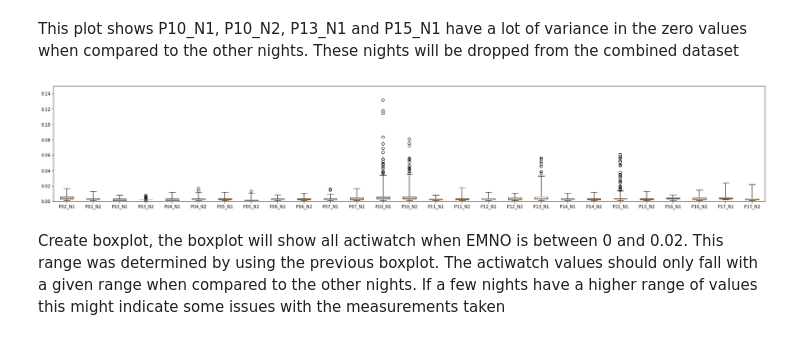
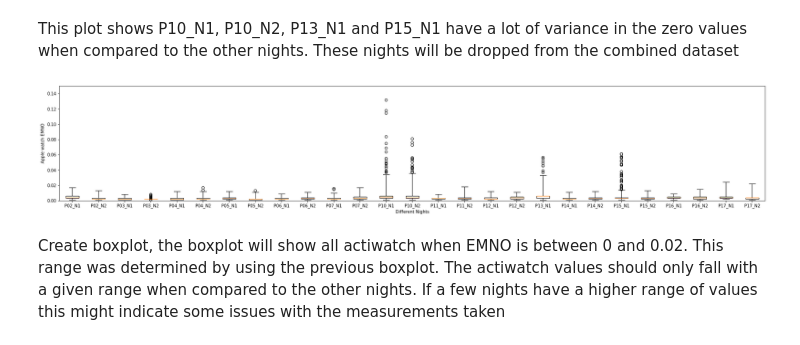
Before and after one commit to nishisandali/IFN646_Project, a Jupyter notebook: alice_preprocess.ipynb, the cells around one changed output. Cells and saved outputs as stored; diff of their text form; code cells hidden in the pictures.

```diff
--- a/alice_preprocess.ipynb
+++ b/alice_preprocess.ipynb
@@ -170,6 +132,9 @@ ax1.scatter(frames[23]['Apple Watch ENMO'], frames[23]['Actiwatch activity count
 ax1.scatter(frames[24]['Apple Watch ENMO'], frames[24]['Actiwatch activity counts'], s=10, color="r", marker="o", label='P16_N2')
 ax1.scatter(frames[25]['Apple Watch ENMO'], frames[25]['Actiwatch activity counts'], s=10, color="r", marker="o", label='P17_N1')
 ax1.scatter(frames[26]['Apple Watch ENMO'], frames[26]['Actiwatch activity counts'], s=10,  color="b",marker="o", label='P17_N2')#whack
+plt.rcParams["figure.figsize"] = (20,5)
+plt.xlabel('Apple Watch ENMO')
+plt.ylabel('Actiwatch activity counts')
 plt.legend(bbox_to_anchor=(1.1, 1.05))
 plt.show()
 # %% [output]
@@ -188,11 +153,13 @@ This plot shows P10_N1, P10_N2, P13_N1 and P15_N1 have a lot of variance in the
 # %%
 plt.boxplot(applewatch, whis=10)
 plt.ylim(0,.15)
 plt.rcParams["figure.figsize"] = (30,5)
 plt.xticks([1,2,3,4,5,6,7,8,9,10,11,12,13,14,15,16,17,18,19,20,21,22,23,24,25,26,27], fileNames)
+plt.xlabel('Different Nights')
+plt.ylabel('Apple watch EMNO')
 plt.show()
 # %% [output]
-[figure, old version]
+[figure, new version]
 # %% [markdown]
 Create boxplot, the boxplot will show all actiwatch when EMNO is between 0 and 0.02. This range was determined by using the previous boxplot. The actiwatch values should only fall with a given range when compared to the other nights. If a few nights have a higher range of values this might indicate some issues with the measurements taken
 # %%
```
Also changed, not shown: parts of 15 cells of this notebook, 2 other files.
